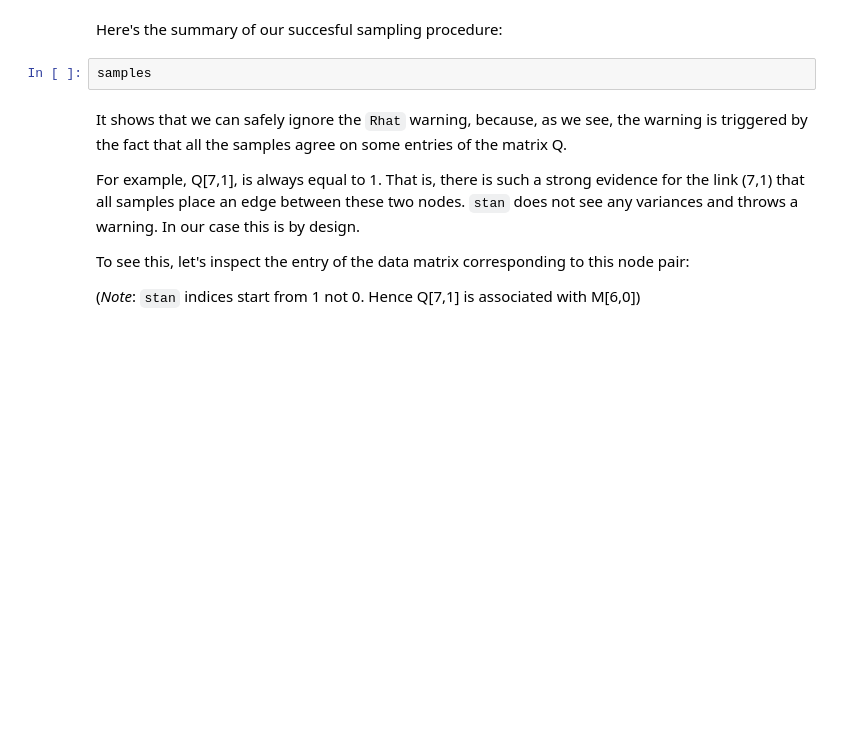
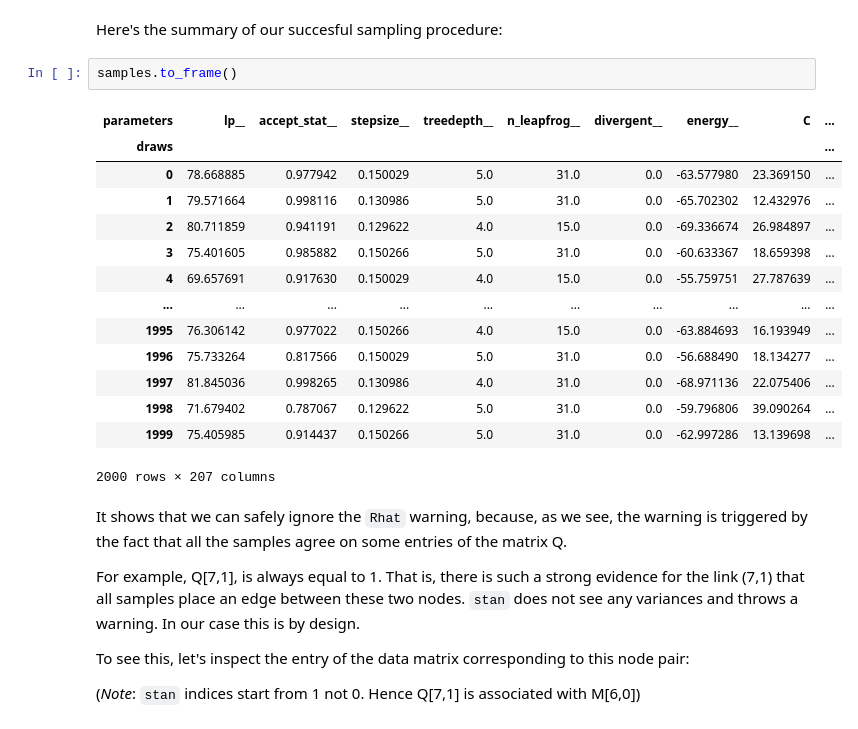
Before and after one commit to jg-you/plant-pollinator-inference, a Jupyter notebook: python_example.ipynb, the cells around one changed output. Saved outputs shown, nothing was run; the diff lists cells and outputs as text; blank space fills up the shorter version.

```diff
--- a/python_example.ipynb
+++ b/python_example.ipynb
@@ -133,7 +272,22 @@ plt.ylabel('log posterior')
 # %% [markdown]
 Here's the summary of our succesful sampling procedure:
 # %%
-samples
+samples.to_frame()
+# %% [output]
+| parameters | lp__ | accept_stat__ | stepsize__ | treedepth__ | n_leapfrog__ | divergent__ | energy__ | C | ... |
+| draws |  |  |  |  |  |  |  |  | ... |
+| 0 | 78.668885 | 0.977942 | 0.150029 | 5.0 | 31.0 | 0.0 | -63.577980 | 23.369150 | ... |
+| 1 | 79.571664 | 0.998116 | 0.130986 | 5.0 | 31.0 | 0.0 | -65.702302 | 12.432976 | ... |
+| 2 | 80.711859 | 0.941191 | 0.129622 | 4.0 | 15.0 | 0.0 | -69.336674 | 26.984897 | ... |
+| 3 | 75.401605 | 0.985882 | 0.150266 | 5.0 | 31.0 | 0.0 | -60.633367 | 18.659398 | ... |
+| 4 | 69.657691 | 0.917630 | 0.150029 | 4.0 | 15.0 | 0.0 | -55.759751 | 27.787639 | ... |
+| ... | ... | ... | ... | ... | ... | ... | ... | ... | ... |
+| 1995 | 76.306142 | 0.977022 | 0.150266 | 4.0 | 15.0 | 0.0 | -63.884693 | 16.193949 | ... |
+| 1996 | 75.733264 | 0.817566 | 0.150029 | 5.0 | 31.0 | 0.0 | -56.688490 | 18.134277 | ... |
+| 1997 | 81.845036 | 0.998265 | 0.130986 | 4.0 | 31.0 | 0.0 | -68.971136 | 22.075406 | ... |
+| 1998 | 71.679402 | 0.787067 | 0.129622 | 5.0 | 31.0 | 0.0 | -59.796806 | 39.090264 | ... |
+| 1999 | 75.405985 | 0.914437 | 0.150266 | 5.0 | 31.0 | 0.0 | -62.997286 | 13.139698 | ... |
+2000 rows × 207 columns
 # %% [markdown]
 It shows that we can safely ignore the `Rhat` warning, because, as we see, the warning is triggered by the fact that all the samples agree on some entries of the matrix Q.
 
```
Also changed, not shown: parts of 22 cells of this notebook, 3 other files.
